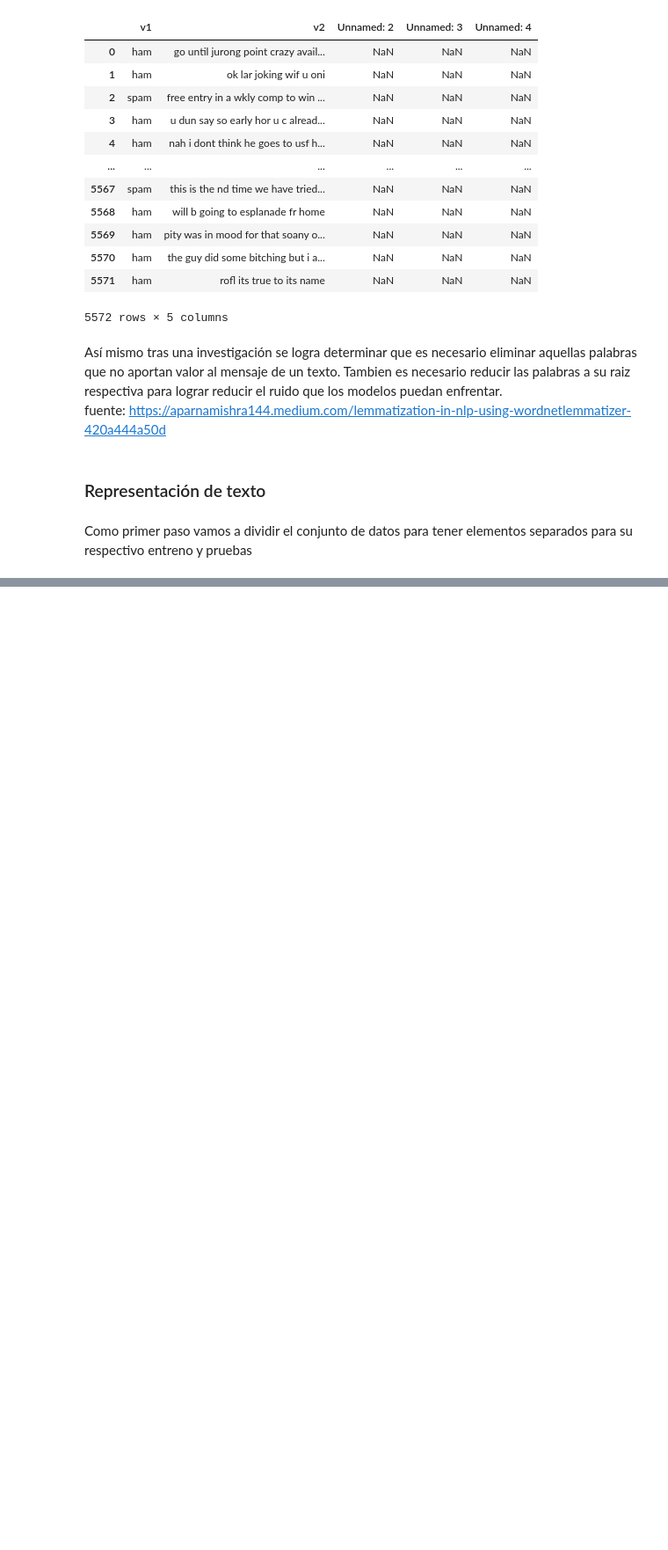
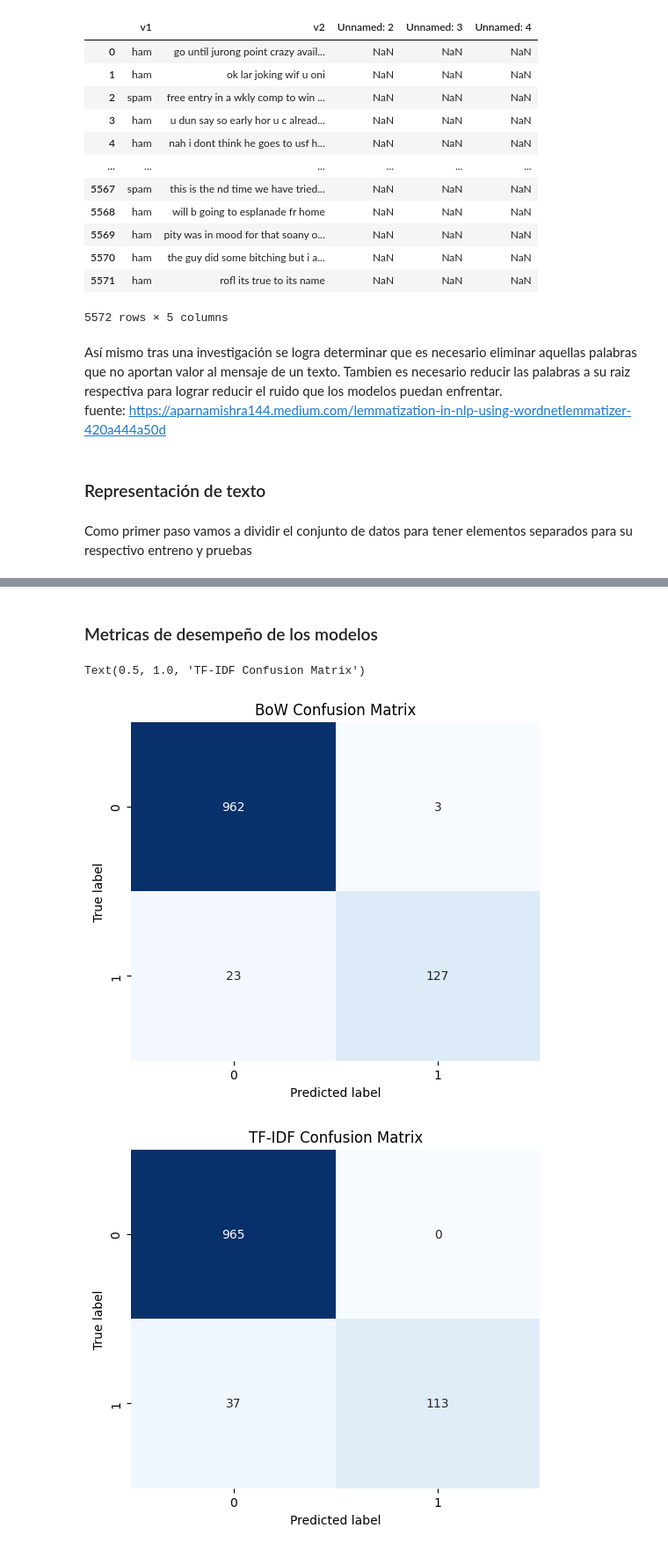
Before and after one commit to ChristopherG19/UVG_SDS_Lab2, a Jupyter notebook: Lab2.ipynb, the cells around one changed output, grey strips where cells are left out. Shown at 88% size. Saved outputs shown, nothing was run; the diff lists cells and outputs as text; code cells hidden in the pictures; blank space fills up the shorter version.

```diff
--- a/Lab2.ipynb
+++ b/Lab2.ipynb
@@ -174,0 +132,16 @@ TF-IDF AUC: 0.971047148554243
+# %%
+X_train, X_test, y_train, y_test = train_test_split(df['v2_processed'], df['v1'], test_size=0.2, random_state=42)
+
+# Aplicación de la vectorización BoW
+bow_vectorizer = CountVectorizer(ngram_range=(2,2))
+X_train_bow = bow_vectorizer.fit_transform(X_train)
+X_test_bow = bow_vectorizer.transform(X_test)
+
+# Entrenamiento del modelo Naive Bayes con las características BoW
+naive_bayes_classifier = MultinomialNB()
+naive_bayes_classifier.fit(X_train_bow, y_train)
+y_pred_bow = naive_bayes_classifier.predict(X_test_bow)
+
+print("Precisión:", accuracy_score(y_test, y_pred_bow))
+print("Matriz de Confusión:\n", confusion_matrix(y_test, y_pred_bow))
+print("Reporte de Clasificación:\n", classification_report(y_test, y_pred_bow))
@@ -174,0 +189,21 @@ TF-IDF AUC: 0.971047148554243
+# %% [markdown]
+### Metricas de desempeño de los modelos
+# %%
+confusion_matrix_bow = confusion_matrix(y_test, y_pred_bow)
+confusion_matrix_tfidf = confusion_matrix(y_test, y_pred_tfidf)
+
+plt.figure(figsize=(6, 5))
+sns.heatmap(confusion_matrix_bow, annot=True, fmt="d", cmap="Blues", cbar=False)
+plt.xlabel('Predicted label')
+plt.ylabel('True label')
+plt.title('BoW Confusion Matrix')
+
+plt.figure(figsize=(6, 5))
+sns.heatmap(confusion_matrix_tfidf, annot=True, fmt="d", cmap="Blues", cbar=False)
+plt.xlabel('Predicted label')
+plt.ylabel('True label')
+plt.title('TF-IDF Confusion Matrix')
+# %% [output]
+Text(0.5, 1.0, 'TF-IDF Confusion Matrix')
+[figure, added]
+[figure, added]
```
Also changed, not shown: parts of 11 cells of this notebook.
